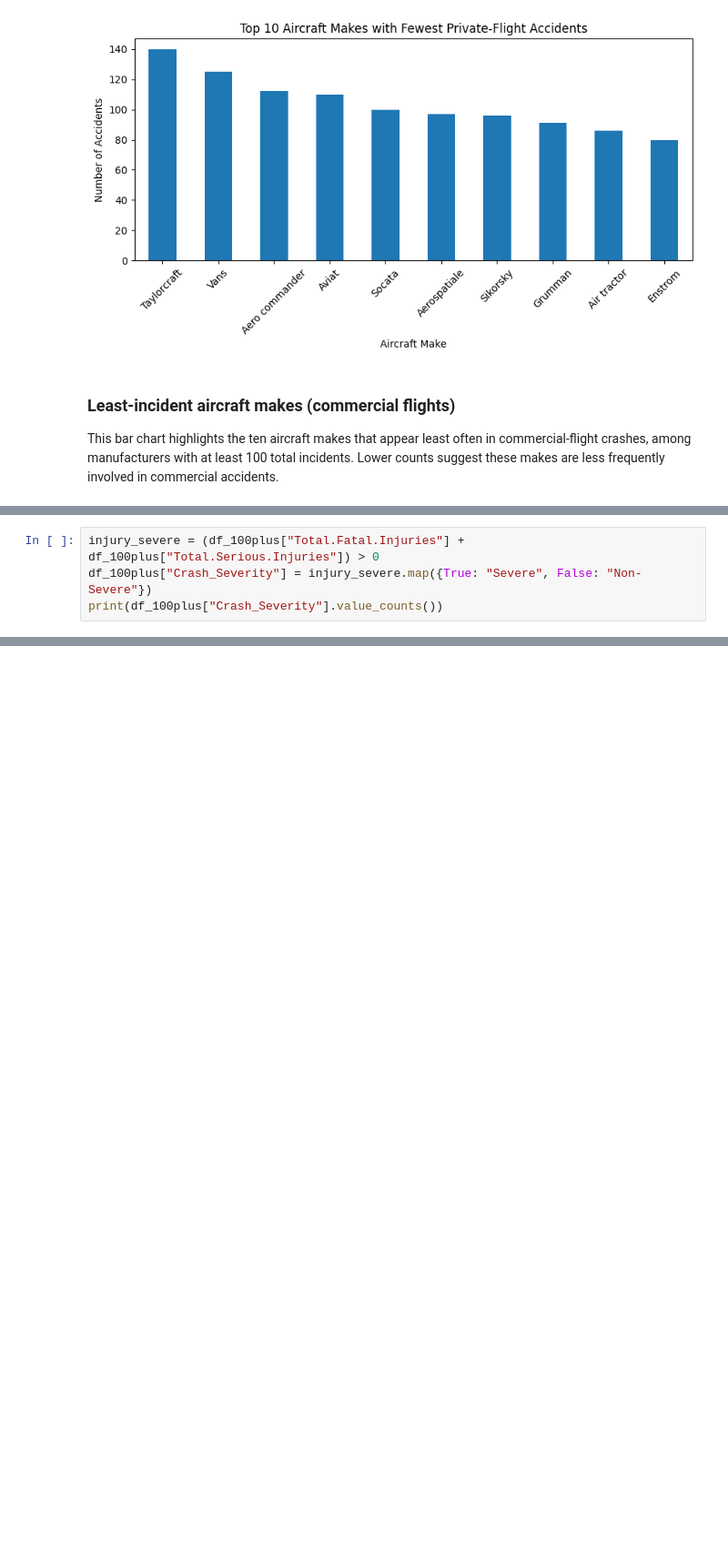
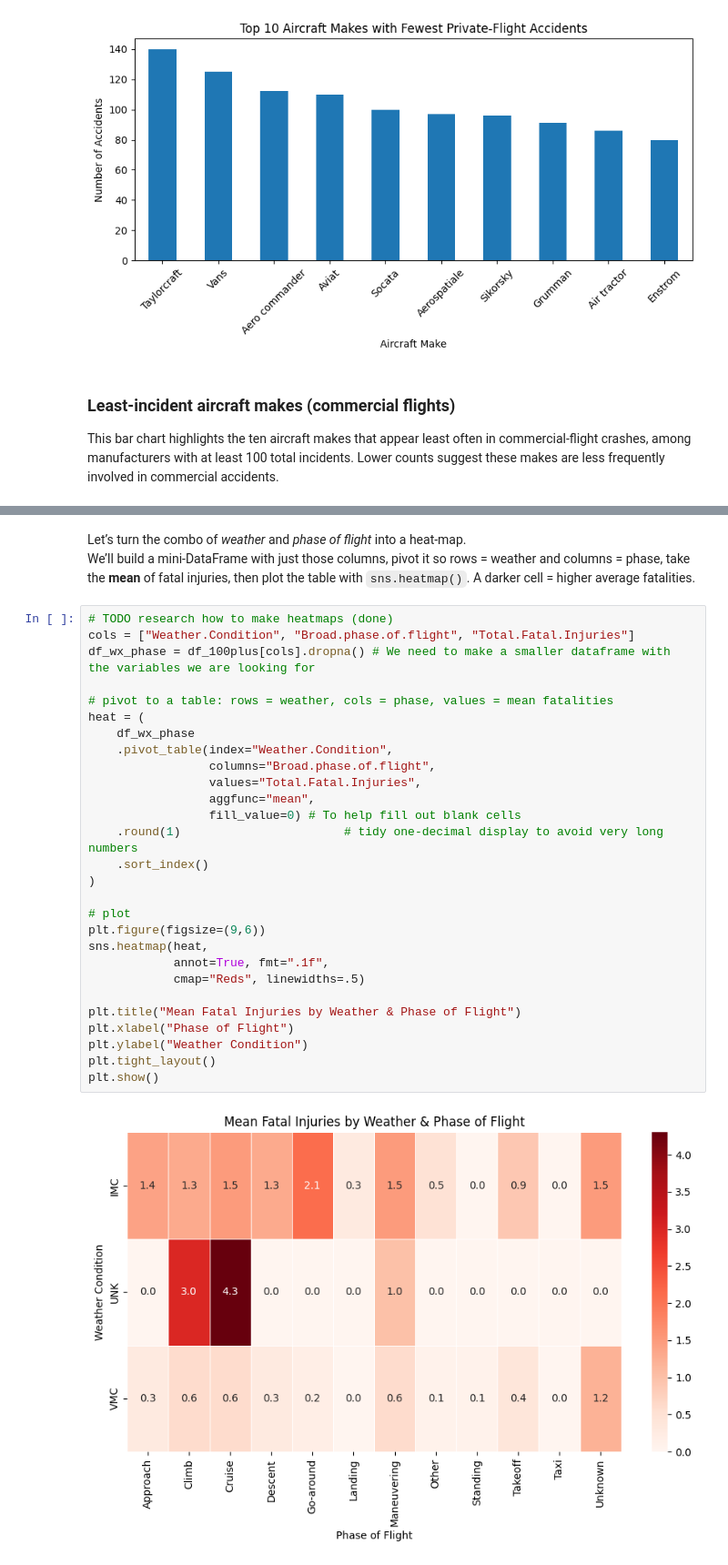
Before and after one commit to cris-mbici/moringa-school, a Jupyter notebook: Moringa Phase 1 Project - Aircraft Safety/analysis.ipynb, the cells around one changed output, grey strips where cells are left out. Shown at 91% size. Saved outputs shown, nothing was run; the diff lists cells and outputs as text; blank space fills up the shorter version.

```diff
--- a/Moringa Phase 1 Project - Aircraft Safety/analysis.ipynb
+++ b/Moringa Phase 1 Project - Aircraft Safety/analysis.ipynb
@@ -518,6 +586,2 @@ plt.show()
 # %% [output]
 [figure]
-# %%
-injury_severe = (df_100plus["Total.Fatal.Injuries"] + df_100plus["Total.Serious.Injuries"]) > 0
-df_100plus["Crash_Severity"] = injury_severe.map({True: "Severe", False: "Non-Severe"})
-print(df_100plus["Crash_Severity"].value_counts())
@@ -614,0 +660,33 @@ See the caveats in the documentation: https://pandas.pydata.org/pandas-docs/stab
+# %% [markdown]
+Let’s turn the combo of *weather* and *phase of flight* into a heat‑map.
+We’ll build a mini‑DataFrame with just those columns, pivot it so rows = weather and columns = phase, take the **mean** of fatal injuries, then plot the table with `sns.heatmap()`. A darker cell = higher average fatalities.
+# %%
+# TODO research how to make heatmaps (done)
+cols = ["Weather.Condition", "Broad.phase.of.flight", "Total.Fatal.Injuries"]
+df_wx_phase = df_100plus[cols].dropna() # We need to make a smaller dataframe with the variables we are looking for
+
+# pivot to a table: rows = weather, cols = phase, values = mean fatalities
+heat = (
+    df_wx_phase
+    .pivot_table(index="Weather.Condition",
+                 columns="Broad.phase.of.flight",
+                 values="Total.Fatal.Injuries",
+                 aggfunc="mean",
+                 fill_value=0) # To help fill out blank cells
+    .round(1)                       # tidy one‑decimal display to avoid very long numbers
+    .sort_index()
+)
+
+# plot
+plt.figure(figsize=(9,6))
+sns.heatmap(heat,
+            annot=True, fmt=".1f",
+            cmap="Reds", linewidths=.5)
+
+plt.title("Mean Fatal Injuries by Weather & Phase of Flight")
+plt.xlabel("Phase of Flight")
+plt.ylabel("Weather Condition")
+plt.tight_layout()
+plt.show()
+# %% [output]
+[figure, added]
```
Also changed, not shown: parts of 36 cells of this notebook.
